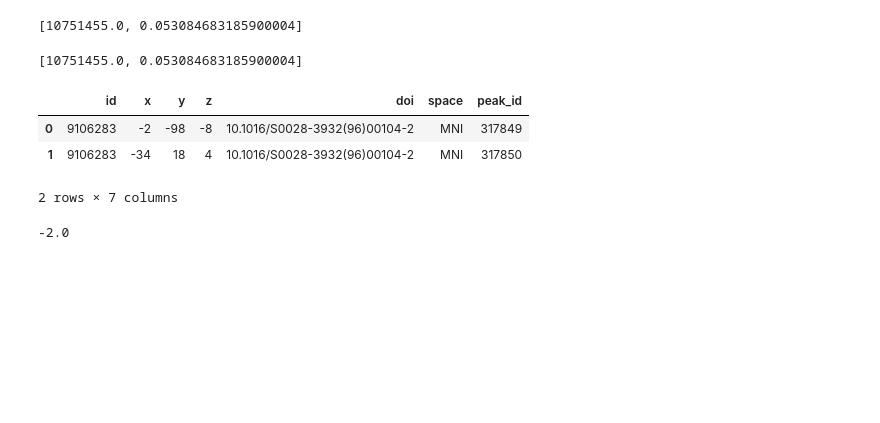
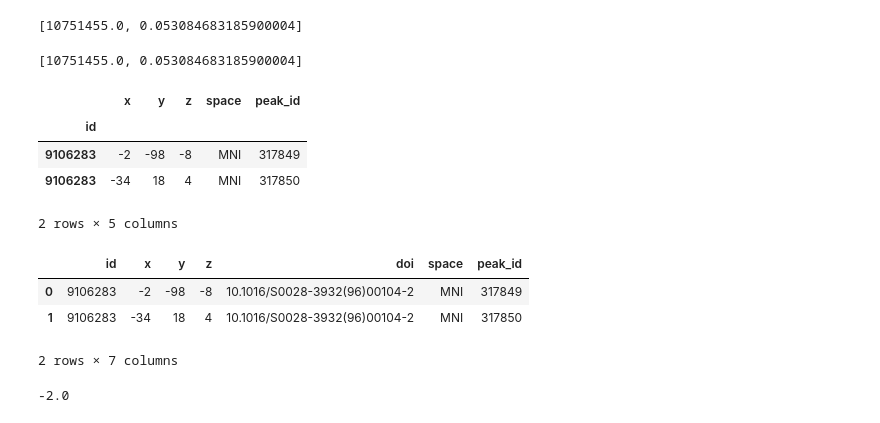
Before and after one commit to RoseTharailJohn/wordAbstraction, a Jupyter notebook: turney_tryout.ipynb, the cells around one changed output. Drawn from its saved outputs; the diff is of its cells as text; code cells hidden in the pictures; blank space fills up the shorter version.

```diff
--- a/turney_tryout.ipynb
+++ b/turney_tryout.ipynb
@@ -64,4 +89,12 @@ num_of_cols = 5
 activation_info_tbl = data_tbl.reindex(columns=columns_of_interest)
+# %%
+activation_info_tbl[0:2]
+# %% [output]
+|  | x | y | z | space | peak_id |
+| id |  |  |  |  |  |
+| 9106283 | -2 | -98 | -8 | MNI | 317849 |
+| 9106283 | -34 | 18 | 4 | MNI | 317850 |
+2 rows × 5 columns
 # %%
 #join feature table with voxels tbl, by pmid
 # %% [output]
```
Also changed, not shown: parts of 6 cells of this notebook, 2 other files.
